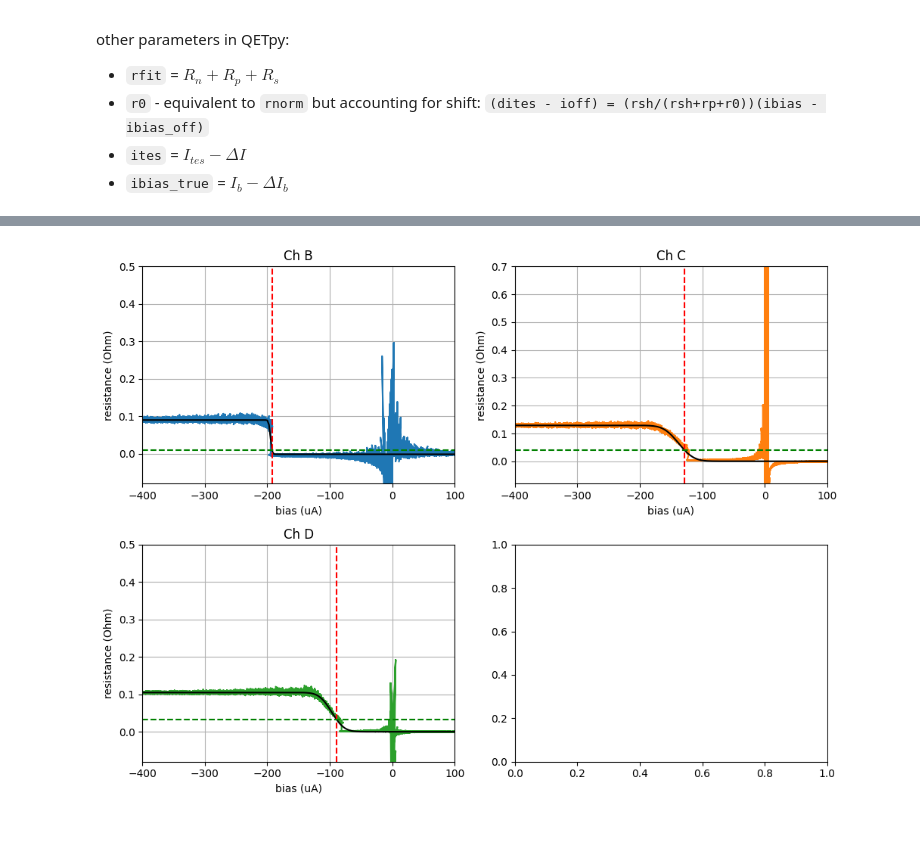
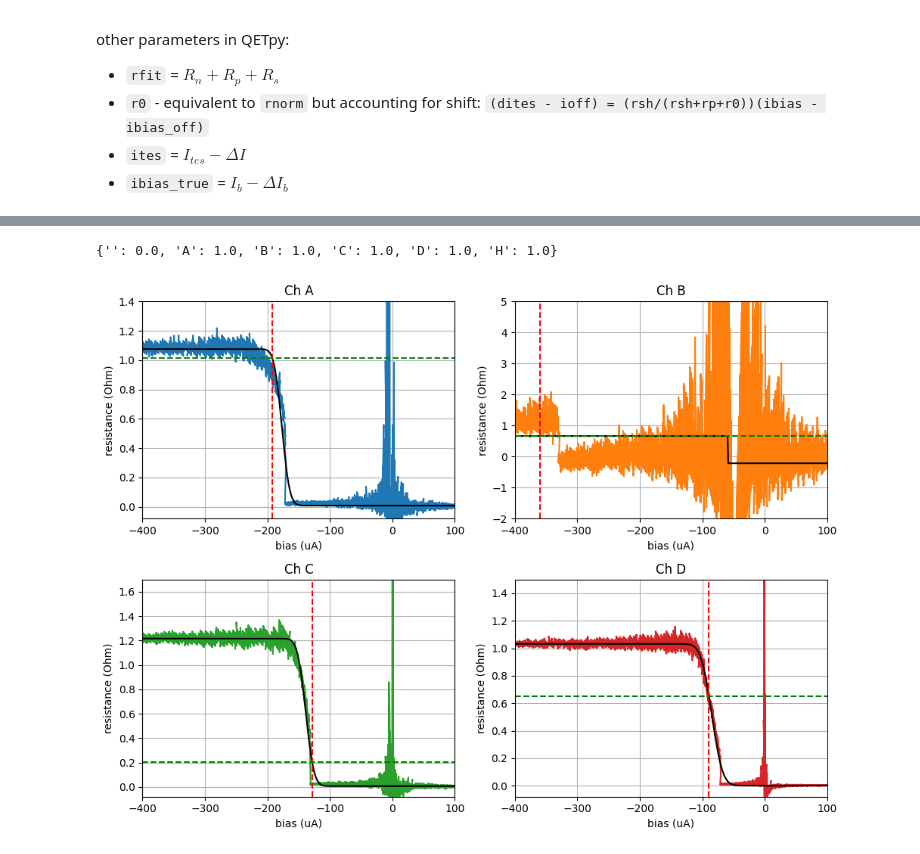
Before and after one commit to tamu-edu/tes_noise, a Jupyter notebook: IbIs.ipynb, the cells around one changed output, grey strips where cells are left out. Cells and saved outputs as stored; diff of their text form; code cells hidden in the pictures.

```diff
--- a/IbIs.ipynb
+++ b/IbIs.ipynb
@@ -97,7 +102,7 @@ for i, (c, ax) in enumerate(zip(channels, axs.flatten())):
     ax.grid()
 
     ax.plot(ibis.ts, ibis(c))
-    #ax.plot(ibis.ts, ibis('H'))
+    ax.plot(ibis.ts, ibis('H')/10, alpha = 0.1)
     ax.set_title(f'Ch {c}')
 
     wind = ax.axis()
@@ -129,7 +134,7 @@ def plot_withlims(n1, n2, sc1, sc2):
         ax.grid()
 
         ax.plot(ibis.ts, ibis(c))
-        ax.plot(ibis.ts, ibis('H'))
+        #ax.plot(ibis.ts, ibis('H'))
         ax.set_title(f'Ch {c}')
 
         wind = ax.axis()
@@ -147,7 +152,7 @@ if use_widge:
     widge = ipywidgets.interactive(plot_withlims, n1 = (imin,ibis.N-1), n2 = (imin,ibis.N-1), sc1 = (imin,ibis.N-1), sc2 = (imin,ibis.N-1))
     display(widge)
 else:
-    result = 45_000, 70_000, 90_000, 110_000
+    result = 2_200, 3_700, 6_500, 8_700
     plot_withlims(*result)
 # %% [output]
 <Figure size 640x480 with 0 Axes>
@@ -258,9 +264,9 @@ fig, axs = plt.subplots(nrows = numrows, ncols = 2, figsize = (10,3.5*numrows))
 fig.suptitle('Ib vs Is')
 
 for ax in axs[1]:
-    ax.set_xlabel('bias (mA)')
+    ax.set_xlabel('bias (uA)')
 for ax in axs[:,0]:
-    ax.set_ylabel('ites (mA)')
+    ax.set_ylabel('ites (uA)')
 
 for i, (c, ax) in enumerate(zip(channels, axs.flatten())):
 
@@ -268,8 +274,8 @@ for i, (c, ax) in enumerate(zip(channels, axs.flatten())):
     ax.set_title(f'Ch {c}')
 
 
-    ax.plot(pico_to_ibias(ibis('H')[normalinds], n = len(channels))*1e3, 1e3*to_ADC(ibis(c)[normalinds], ibis.config), label = 'normal')
-    ax.plot(pico_to_ibias(ibis('H')[scinds], n = len(channels))*1e3, 1e3*to_ADC(ibis(c)[scinds], ibis.config), label = 'SC')
+    ax.plot(1e6*ibis('H')[normalinds], 1e3*to_ADC(ibis(c)[normalinds], ibis.config), label = 'normal')
+    ax.plot(1e6*ibis('H')[scinds], 1e3*to_ADC(ibis(c)[scinds], ibis.config), label = 'SC')
 
     ax.legend()
 
@@ -322,9 +332,9 @@ fig, axs = plt.subplots(nrows = numrows, ncols = 2, figsize = (10,3.5*numrows))
 for i, (c,ax) in enumerate(zip(channels, axs.flatten())):
     ax.grid()
     ax.set_title(f'Ch {c}')
-    ax.plot(ibis('H')[full_sweep]*1e3, ivfits.r0[0,i][full_sweep], label = c, color = f'C{i}')
-    ax.set_ylim(-0.08, 0.7 if c == 'C' else 1.8)
-    ax.set_xlim(-300, 100)
+    ax.plot(ibis('H')[full_sweep]*1e6, ivfits.r0[0,i][full_sweep], label = c, color = f'C{i}')
+    #ax.set_ylim(-0.08, 0.7 if c == 'C' else 1.8)
+    #ax.set_xlim(-300, 100)
     ax.set_xlabel('bias (uA)')
     ax.set_ylabel('resistance (Ohm)')
 
@@ -354,3 +364,7 @@ array([[0.08957369, 0.12900252, 0.1045039 ]])
+# %%
+ibis.conv
+# %% [output]
+{'': 0.0, 'A': 1.0, 'B': 1.0, 'C': 1.0, 'D': 1.0, 'H': 1.0}
 # %%
 noise_windows = { # uA
     'A': (-40, 40),
@@ -376,13 +390,14 @@ fig, axs = plt.subplots(nrows = numrows, ncols = 2, figsize = (10,7.5))
 popt = {}
 pcov = {}
 
+maxy = {'A': 1.4, 'B': 5, 'C': 1.7, 'D': 1.5}
 
 for i, (c,ax) in enumerate(zip(channels, axs.flatten())):
     ax.grid()
     ax.set_title(f'Ch {c}')
 
 
-    x = ibis('H')[full_sweep]*1e3
+    x = ibis('H')[full_sweep]*1e6
     y = ivfits.r0[0,i][full_sweep]
 
     window = (x > noise_windows[c][0])*(x < noise_windows[c][1])
@@ -398,42 +413,42 @@ for i, (c,ax) in enumerate(zip(channels, axs.flatten())):
     ax.plot(x, y, label = c, color = f'C{i}')
     #ax.plot(xfit, yfit, color = 'grey')
     ax.plot(sorted(x), y_opt, color = 'k')
-    ax.set_ylim(-0.08, 0.7 if c == 'C' else (.5 if c == 'B' else 0.5))
-    ax.set_xlim(-700, 100)
+    ax.set_ylim((-2 if c == 'B' else -0.08), maxy[c])
+    ax.set_xlim((-1500 if c == 'B' else -900), 100)
     ax.set_xlabel('bias (uA)')
     ax.set_ylabel('resistance (Ohm)')
 
 transition_fits = pd.DataFrame.from_dict(popt)
 transition_fits.index = ('Rn', 'Rsc', 'loc', 'scale')
 
 # manual ibias
 manual_ibias = True
-op_pts = np.array([-192.4, -128.4, -89.4]) # uA
+op_pts = np.array([-192.4, -360, -128.4, -89.4]) # uA
 if manual_ibias:
     R_ops = np.array([transition_curve(op_pts[i], *popt[c]) for i, c in enumerate(channels)])
 else:
     op_pt = 0.5 # operation at 50% of normal resistance
 
     R_ops = op_pt*(transition_fits.loc['Rn'] - transition_fits.loc['Rsc']) + transition_fits.loc['Rsc']
     R_ops.name = 'R_op'
 
     op_pts = np.array([inv_transition_curve(R_ops[i], *popt[c]) for i, c in enumerate(channels)])
 
 for i, (c,ax) in enumerate(zip(channels, axs.flatten())):
     ax.axvline(op_pts[i], color = 'r', linestyle = 'dashed')
     ax.axhline(R_ops[i], color = 'g', linestyle = 'dashed')
 
     ax.set_xlim(-400, ax.axis()[1])
 
 # add data to transition_fits
 transition_fits.loc['R_op'] = R_ops # Ohm
 transition_fits.loc['I0'] = op_pts # uA
 transition_fits.loc['P0'] = R_ops*(op_pts**2) # pW
 
 #plt.legend(loc = 'best')
 fig.tight_layout()
 # %% [output]
-[figure, old version]
+[figure, new version]
 # %%
 transition_fits
 # %% [output]
```
Also changed, not shown: parts of 22 cells of this notebook.
